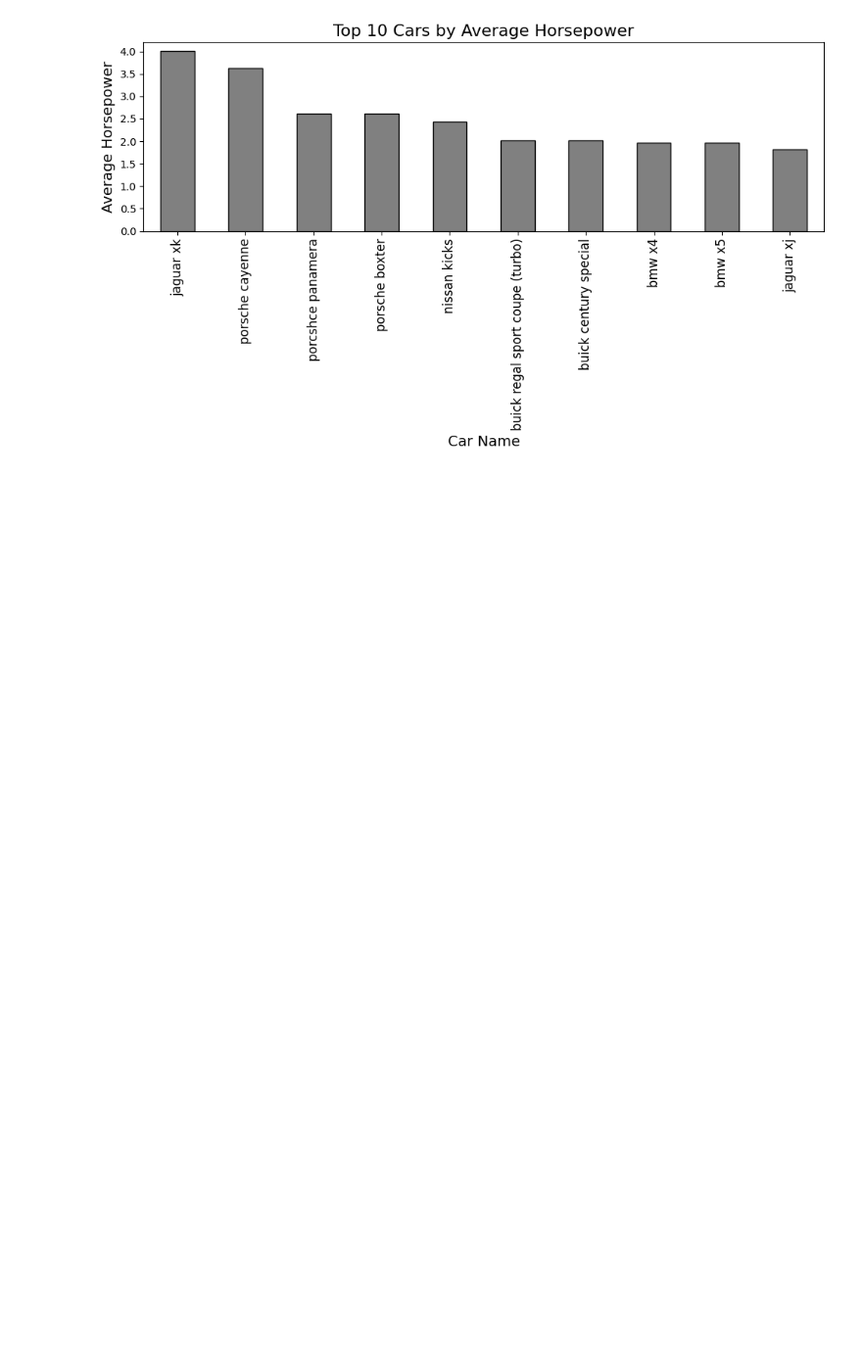
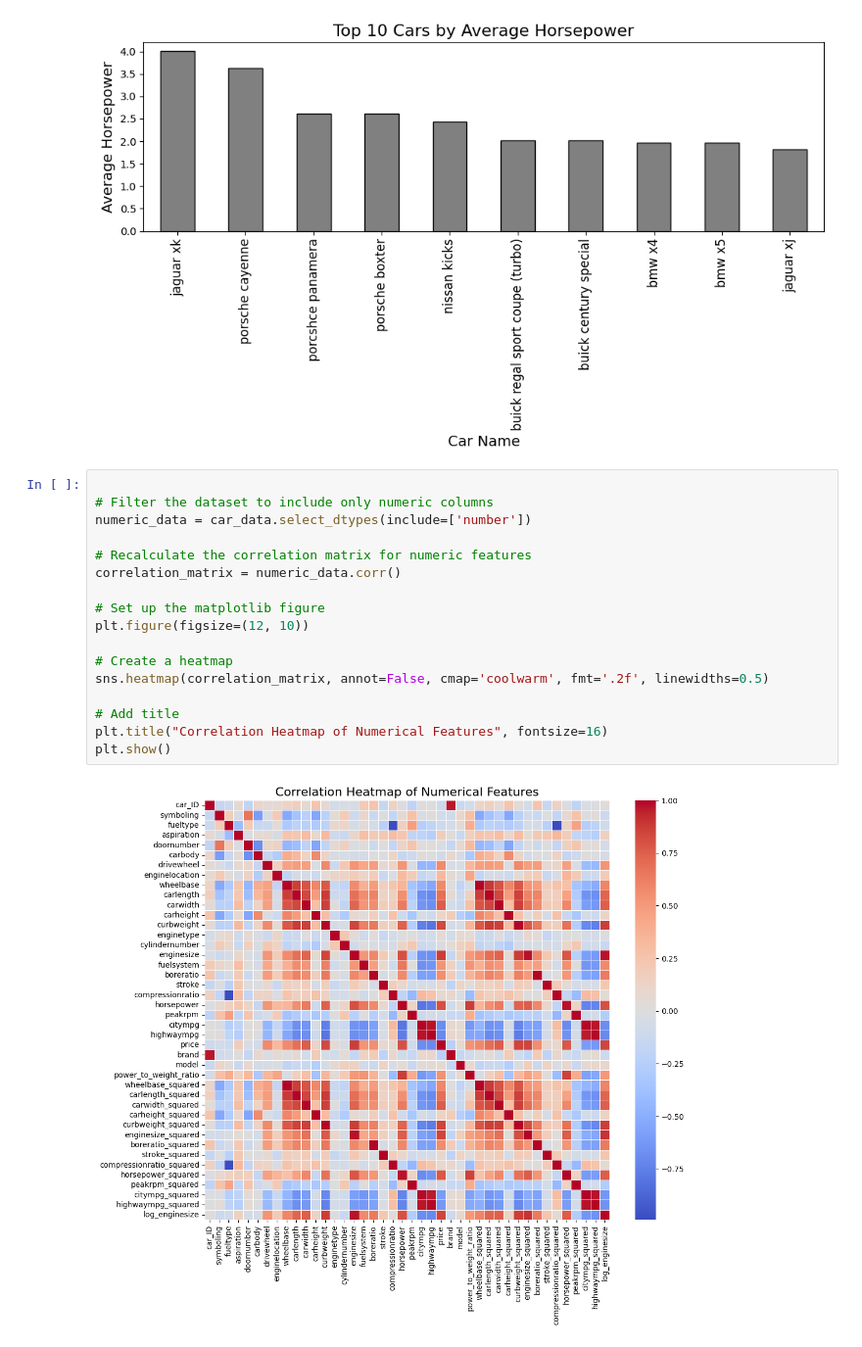
Before and after one commit to pereram/Car-Price-Analysis, a Jupyter notebook: Car_price_analysis.ipynb, the cells around one changed output. Shown at 98% size. Drawn from its saved outputs; the diff is of its cells as text; blank space fills up the shorter version.

```diff
--- a/Car_price_analysis.ipynb
+++ b/Car_price_analysis.ipynb
@@ -91,3 +90,22 @@ plt.tight_layout()
 plt.show()
 # %% [output]
 [figure]
+# %%
+
+# Filter the dataset to include only numeric columns
+numeric_data = car_data.select_dtypes(include=['number'])
+
+# Recalculate the correlation matrix for numeric features
+correlation_matrix = numeric_data.corr()
+
+# Set up the matplotlib figure
+plt.figure(figsize=(12, 10))
+
+# Create a heatmap
+sns.heatmap(correlation_matrix, annot=False, cmap='coolwarm', fmt='.2f', linewidths=0.5)
+
+# Add title
+plt.title("Correlation Heatmap of Numerical Features", fontsize=16)
+plt.show()
+# %% [output]
+[figure, added]
```
Also changed, not shown: parts of 4 cells of this notebook.
